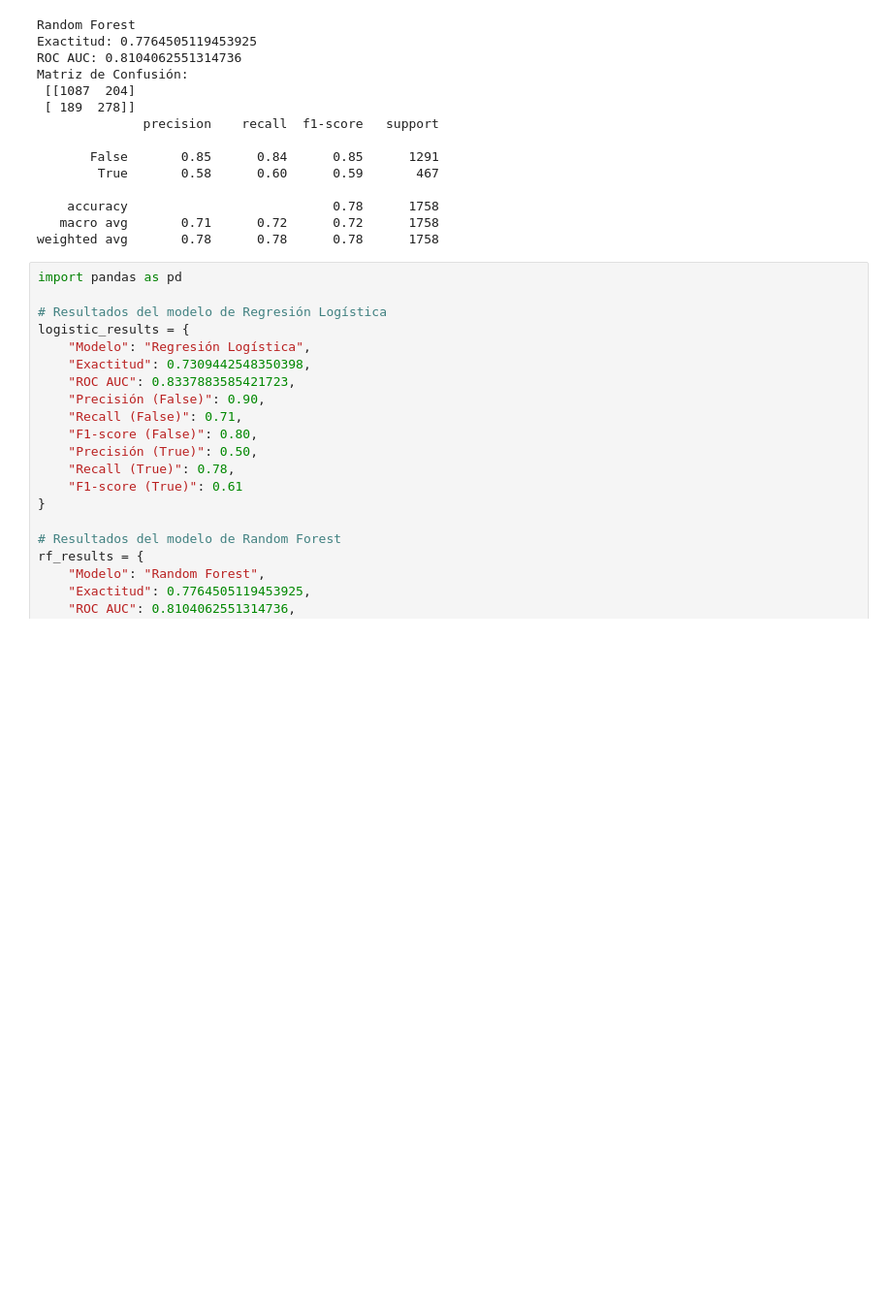
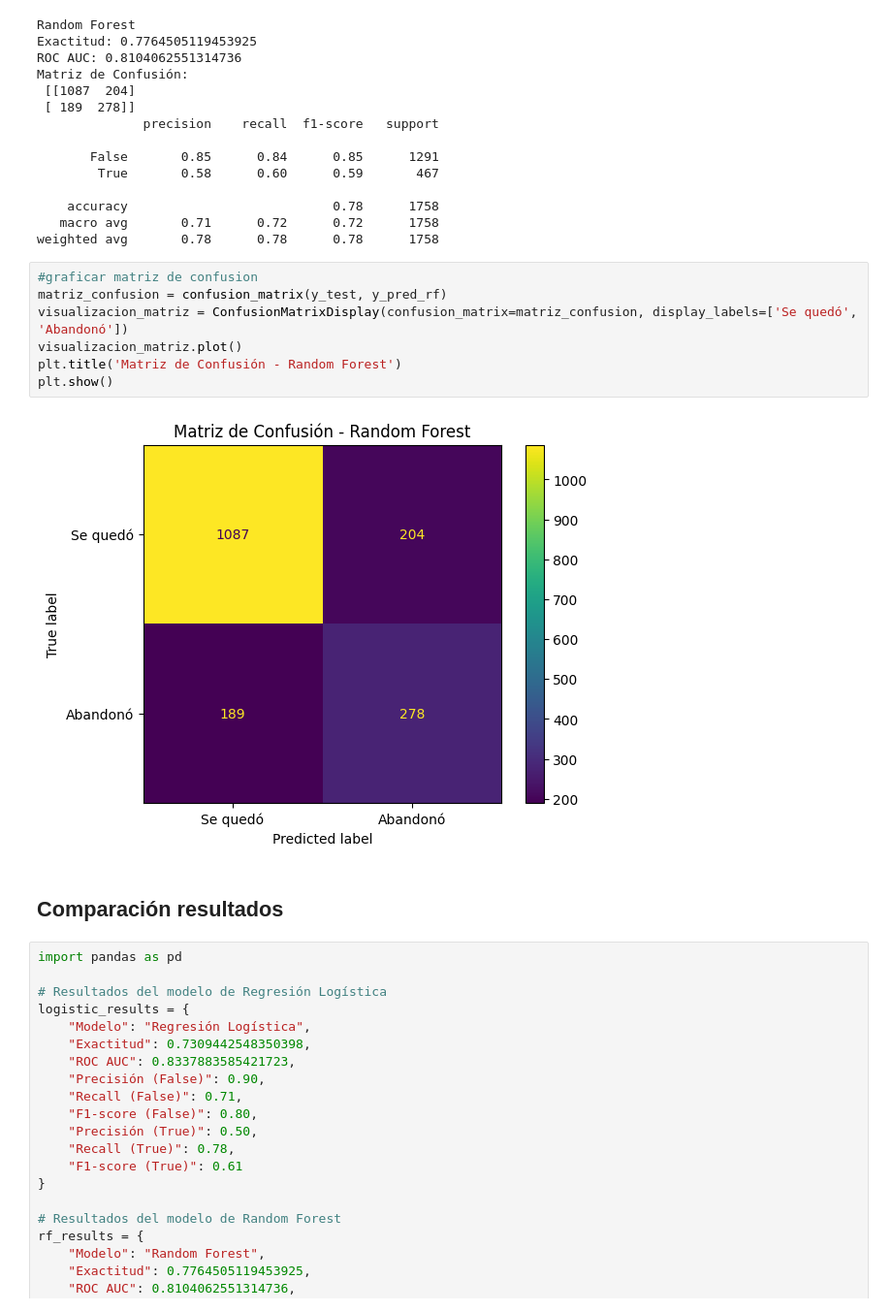
Before and after one commit to SilvanaCicchitti/TelecomX-parte2, a Jupyter notebook: TelecomX_version2.ipynb, the cells around one changed output. Shown at 97% size. Cells and saved outputs as stored; diff of their text form; blank space fills up the shorter version.

```diff
--- a/TelecomX_version2.ipynb
+++ b/TelecomX_version2.ipynb
@@ -437,6 +436,17 @@ Matriz de Confusión:
     accuracy                           0.78      1758
    macro avg       0.71      0.72      0.72      1758
 weighted avg       0.78      0.78      0.78      1758
+# %%
+#graficar matriz de confusion
+matriz_confusion = confusion_matrix(y_test, y_pred_rf)
+visualizacion_matriz = ConfusionMatrixDisplay(confusion_matrix=matriz_confusion, display_labels=['Se quedó', 'Abandonó'])
+visualizacion_matriz.plot()
+plt.title('Matriz de Confusión - Random Forest')
+plt.show()
+# %% [output]
+[figure, added]
+# %% [markdown]
+## Comparación resultados
 # %%
 import pandas as pd
 
```
Also changed, not shown: parts of 3 cells of this notebook.
